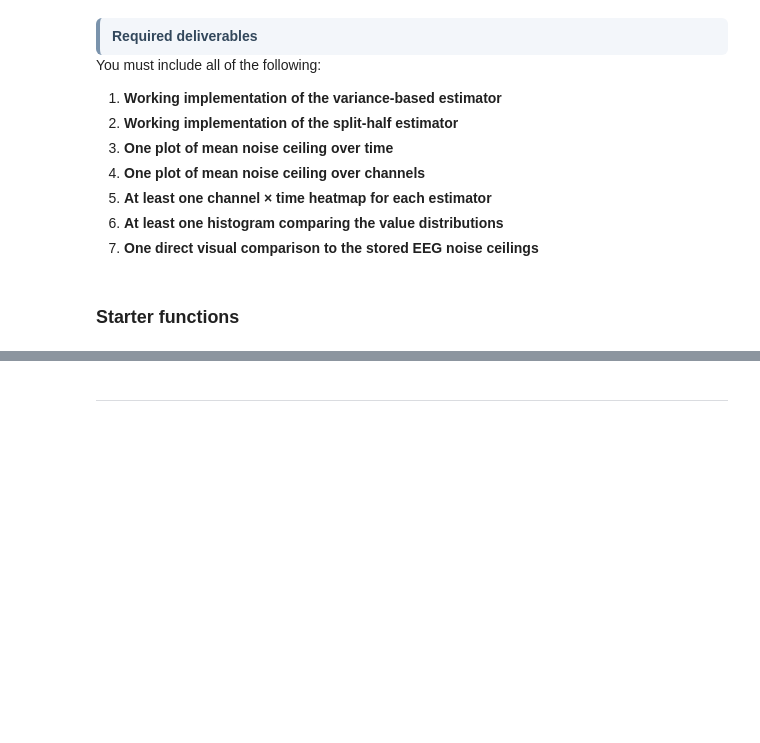
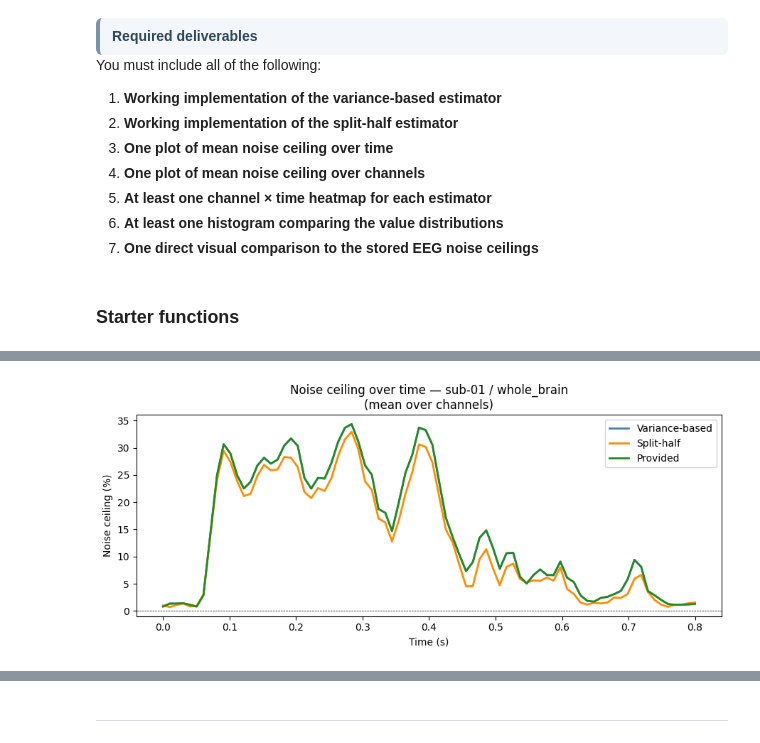
Before and after one commit to AnastasisPap/Brain-like-computation-and-intelligence-project, a Jupyter notebook: nx414_project_2026.ipynb, the cells around one changed output, grey strips where cells are left out. Drawn from its saved outputs; the diff is of its cells as text; code cells hidden in the pictures; blank space fills up the shorter version.

```diff
--- a/nx414_project_2026.ipynb
+++ b/nx414_project_2026.ipynb
@@ -1734,0 +1870,21 @@ You must include all of the following:
+# %%
+fig, ax = plt.subplots(figsize=(9, 4))
+
+for nc, label, color in zip(
+    [nc_vb, nc_sh_pct, nc_stored],
+    ["Variance-based", "Split-half", "Provided"],
+    ["steelblue", "darkorange", "forestgreen"],
+):
+    mean_over_ch = np.nanmean(nc, axis=0)  # (tp,)
+    ax.plot(times, mean_over_ch, color=color, lw=2, label=label)
+
+ax.set_xlabel("Time (s)")
+ax.set_ylabel("Noise ceiling (%)")
+ax.set_title(f"Noise ceiling over time — {SUBJECT} / {ROI}\n(mean over channels)")
+ax.axhline(0, color="k", lw=0.5, ls="--")
+ax.legend()
+fig.tight_layout()
+plt.savefig("images/fig_nc_over_time_same_plot.png", dpi=150, bbox_inches="tight")
+plt.show()
+# %% [output]
+[figure, added]
```
Also changed, not shown: parts of 28 cells of this notebook, 15 other files.
